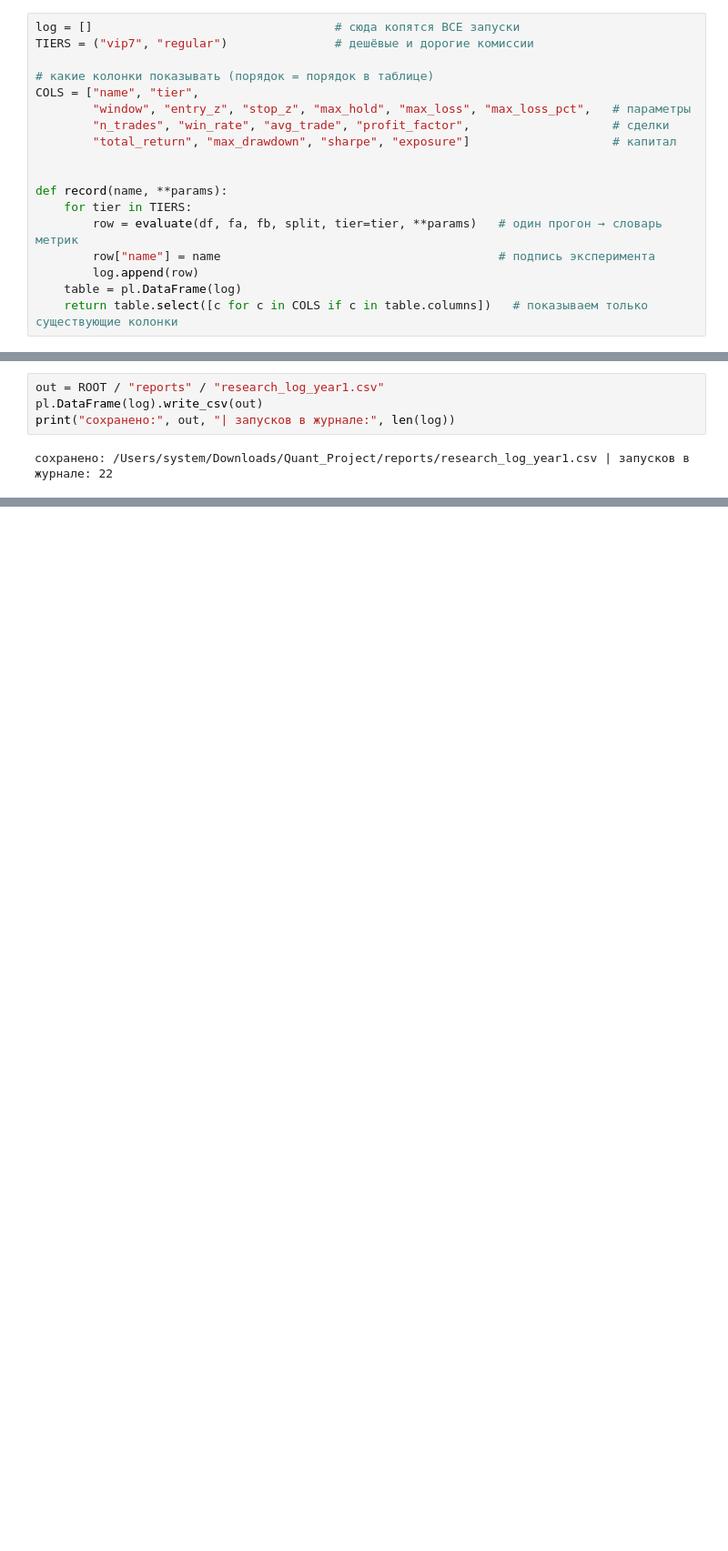
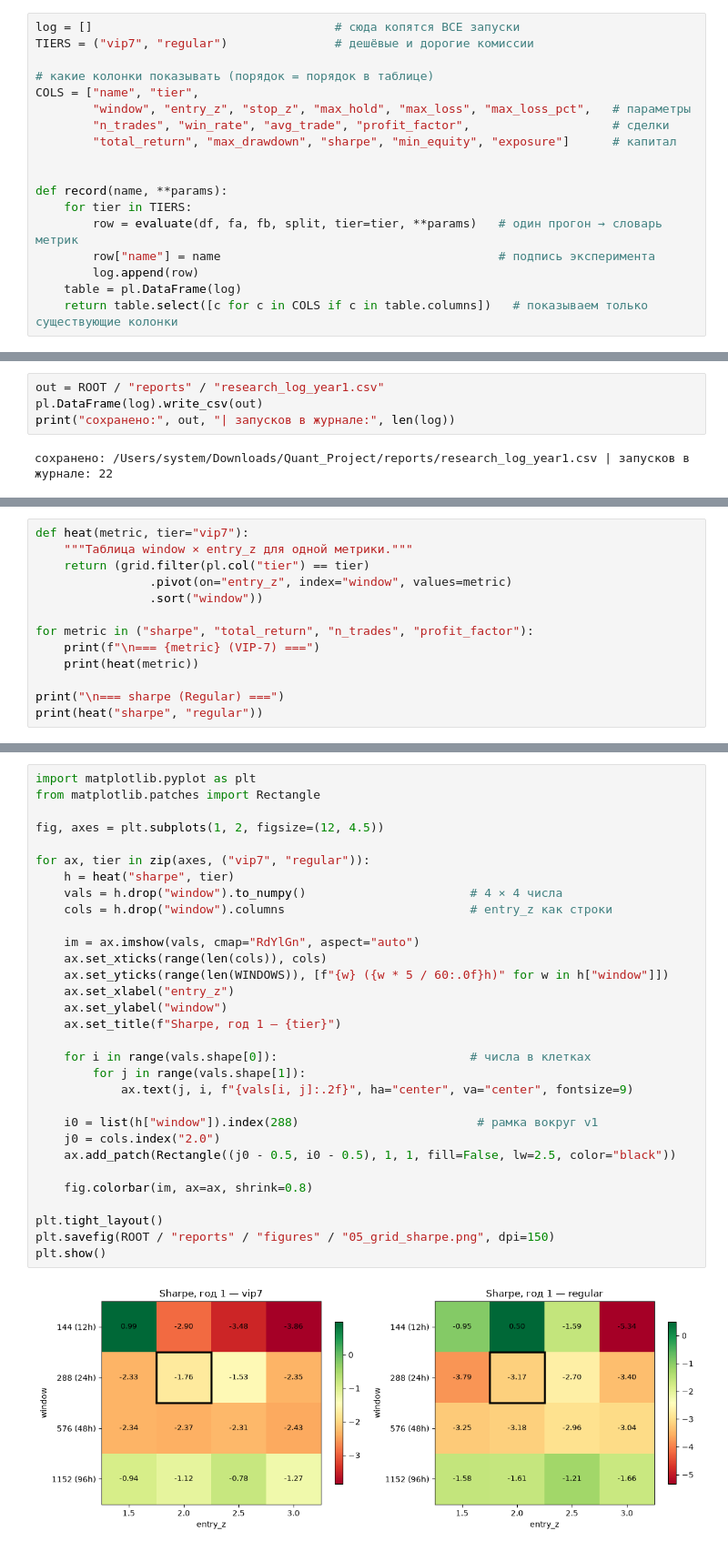
Before and after one commit to Adam-Moshkhoev/pairs-backtest, a Jupyter notebook: notebooks/05_research_year1.ipynb, the cells around one changed output, grey strips where cells are left out. Shown at 91% size. Saved outputs shown, nothing was run; the diff lists cells and outputs as text; blank space fills up the shorter version.

```diff
--- a/notebooks/05_research_year1.ipynb
+++ b/notebooks/05_research_year1.ipynb
@@ -80,7 +80,7 @@ TIERS = ("vip7", "regular")               # дешёвые и дорогие к
 COLS = ["name", "tier",
         "window", "entry_z", "stop_z", "max_hold", "max_loss", "max_loss_pct",   # параметры
         "n_trades", "win_rate", "avg_trade", "profit_factor",                    # сделки
-        "total_return", "max_drawdown", "sharpe", "exposure"]                    # капитал
+        "total_return", "max_drawdown", "sharpe", "min_equity", "exposure"]      # капитал
 
 
 def record(name, **params):
@@ -253,0 +595,13 @@ print("сохранено:", out, "| запусков в журнале:", len(l
+# %%
+def heat(metric, tier="vip7"):
+    """Таблица window × entry_z для одной метрики."""
+    return (grid.filter(pl.col("tier") == tier)
+                .pivot(on="entry_z", index="window", values=metric)
+                .sort("window"))
+
+for metric in ("sharpe", "total_return", "n_trades", "profit_factor"):
+    print(f"\n=== {metric} (VIP-7) ===")
+    print(heat(metric))
+
+print("\n=== sharpe (Regular) ===")
+print(heat("sharpe", "regular"))
@@ -253,0 +631,33 @@ print("сохранено:", out, "| запусков в журнале:", len(l
+# %%
+import matplotlib.pyplot as plt
+from matplotlib.patches import Rectangle
+
+fig, axes = plt.subplots(1, 2, figsize=(12, 4.5))
+
+for ax, tier in zip(axes, ("vip7", "regular")):
+    h = heat("sharpe", tier)
+    vals = h.drop("window").to_numpy()                       # 4 × 4 числа
+    cols = h.drop("window").columns                          # entry_z как строки
+
+    im = ax.imshow(vals, cmap="RdYlGn", aspect="auto")
+    ax.set_xticks(range(len(cols)), cols)
+    ax.set_yticks(range(len(WINDOWS)), [f"{w} ({w * 5 / 60:.0f}h)" for w in h["window"]])
+    ax.set_xlabel("entry_z")
+    ax.set_ylabel("window")
+    ax.set_title(f"Sharpe, год 1 — {tier}")
+
+    for i in range(vals.shape[0]):                           # числа в клетках
+        for j in range(vals.shape[1]):
+            ax.text(j, i, f"{vals[i, j]:.2f}", ha="center", va="center", fontsize=9)
+
+    i0 = list(h["window"]).index(288)                         # рамка вокруг v1
+    j0 = cols.index("2.0")
+    ax.add_patch(Rectangle((j0 - 0.5, i0 - 0.5), 1, 1, fill=False, lw=2.5, color="black"))
+
+    fig.colorbar(im, ax=ax, shrink=0.8)
+
+plt.tight_layout()
+plt.savefig(ROOT / "reports" / "figures" / "05_grid_sharpe.png", dpi=150)
+plt.show()
+# %% [output]
+[figure, added]
```
Also changed, not shown: parts of 19 cells of this notebook, 2 other files.
